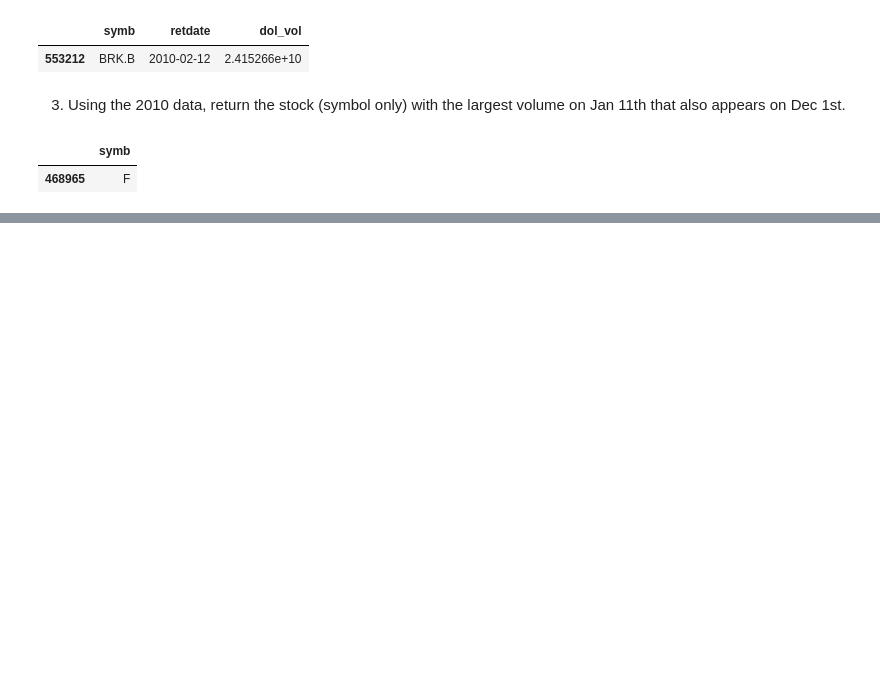
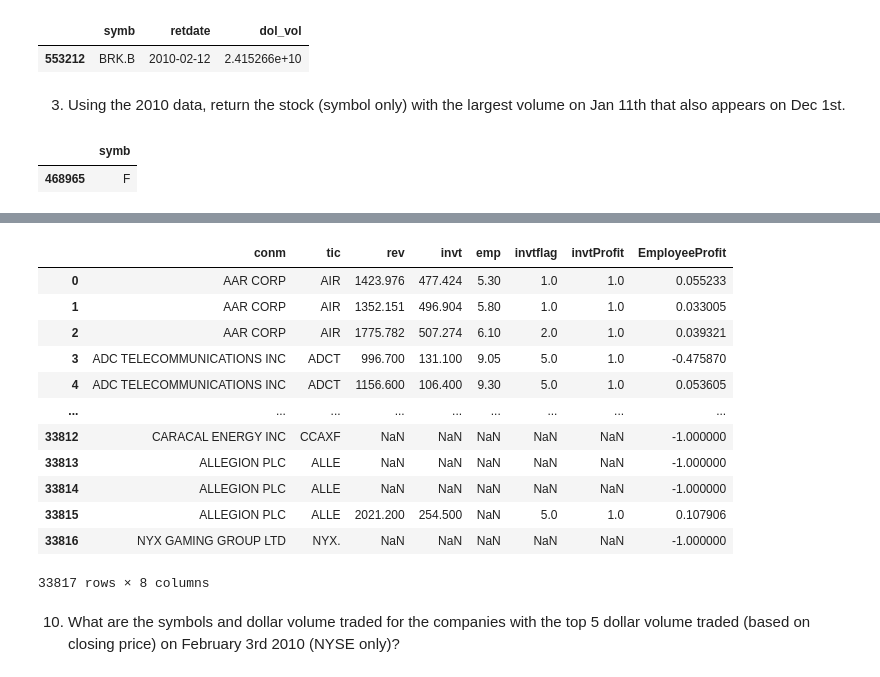
Before and after one commit to anitarestrepo16/databases_class_pandas, a Jupyter notebook: HW3/HW3.ipynb, the cells around one changed output, grey strips where cells are left out. Saved outputs shown, nothing was run; the diff lists cells and outputs as text; code cells hidden in the pictures; blank space fills up the shorter version.

```diff
--- a/HW3/HW3.ipynb
+++ b/HW3/HW3.ipynb
@@ -78,0 +279,34 @@ Name: retdate, Length: 816066, dtype: datetime64[ns]
+# %%
+temp = dffnd.copy()
+# invtflag
+temp.loc[((dffnd.loc[:, 'rev']/dffnd.loc[:, 'invt']).between(2, 3)), 'invtflag'] = 1
+temp.loc[((dffnd.loc[:, 'rev']/dffnd.loc[:, 'invt']).between(3, 4)), 'invtflag'] = 2
+temp.loc[((dffnd.loc[:, 'rev']/dffnd.loc[:, 'invt']) > 4), 'invtflag'] = 5
+temp.loc[((dffnd.loc[:, 'rev']/dffnd.loc[:, 'invt']) < 2), 'invtflag'] = 0
+# invtProfit
+temp.loc[((dffnd.loc[:, 'rev']/dffnd.loc[:, 'invt']) > 2) & ((dffnd.loc[:, 'netinc']/dffnd.loc[:, 'rev']) < 0.2), 'invtProfit'] = 1
+temp.loc[((dffnd.loc[:, 'rev']/dffnd.loc[:, 'invt']) > 2) & ((dffnd.loc[:, 'netinc']/dffnd.loc[:, 'rev']) > 0.4), 'invtProfit'] = 2
+temp.loc[((dffnd.loc[:, 'rev']/dffnd.loc[:, 'invt']) < 2) & ((dffnd.loc[:, 'netinc']/dffnd.loc[:, 'rev']).between(0.2, 0.4)), 'invtProfit'] = 0
+# EmployeeProfit
+temp.loc[(dffnd.loc[:, 'emp'] > 10) & ((dffnd.loc[:, 'netinc']/dffnd.loc[:, 'rev']).between(0.2, 0.4)), 'EmployeeProfit'] = 0
+temp.loc[((dffnd.loc[:, 'netinc']/dffnd.loc[:, 'rev']) < 0.20), 'EmployeeProfit'] = dffnd.loc[:, 'netinc']/dffnd.loc[:, 'rev']
+temp.loc[((dffnd.loc[:, 'netinc']/dffnd.loc[:, 'rev']) > 0.40) & (~(dffnd.loc[:, 'emp'].isna())), 'EmployeeProfit'] = dffnd.loc[:, 'emp']*2
+temp.loc[((dffnd.loc[:, 'emp'].isna()) & (dffnd.loc[:, 'netinc'].isna()) & (dffnd.loc[:, 'rev'].isna())), 'EmployeeProfit'] = -1
+
+temp.loc[:, ['conm', 'tic', 'rev', 'invt', 'emp', 'invtflag', 'invtProfit', 'EmployeeProfit']]
+# %% [output]
+|  | conm | tic | rev | invt | emp | invtflag | invtProfit | EmployeeProfit |
+| 0 | AAR CORP | AIR | 1423.976 | 477.424 | 5.30 | 1.0 | 1.0 | 0.055233 |
+| 1 | AAR CORP | AIR | 1352.151 | 496.904 | 5.80 | 1.0 | 1.0 | 0.033005 |
+| 2 | AAR CORP | AIR | 1775.782 | 507.274 | 6.10 | 2.0 | 1.0 | 0.039321 |
+| 3 | ADC TELECOMMUNICATIONS INC | ADCT | 996.700 | 131.100 | 9.05 | 5.0 | 1.0 | -0.475870 |
+| 4 | ADC TELECOMMUNICATIONS INC | ADCT | 1156.600 | 106.400 | 9.30 | 5.0 | 1.0 | 0.053605 |
+| ... | ... | ... | ... | ... | ... | ... | ... | ... |
+| 33812 | CARACAL ENERGY INC | CCAXF | NaN | NaN | NaN | NaN | NaN | -1.000000 |
+| 33813 | ALLEGION PLC | ALLE | NaN | NaN | NaN | NaN | NaN | -1.000000 |
+| 33814 | ALLEGION PLC | ALLE | NaN | NaN | NaN | NaN | NaN | -1.000000 |
+| 33815 | ALLEGION PLC | ALLE | 2021.200 | 254.500 | NaN | 5.0 | 1.0 | 0.107906 |
+| 33816 | NYX GAMING GROUP LTD | NYX. | NaN | NaN | NaN | NaN | NaN | -1.000000 |
+33817 rows × 8 columns
+# %% [markdown]
+10. What are the symbols and dollar volume traded for the companies with the top 5 dollar volume traded (based on closing price) on February 3rd 2010 (NYSE only)?
```
Also changed, not shown: parts of 24 cells of this notebook.
